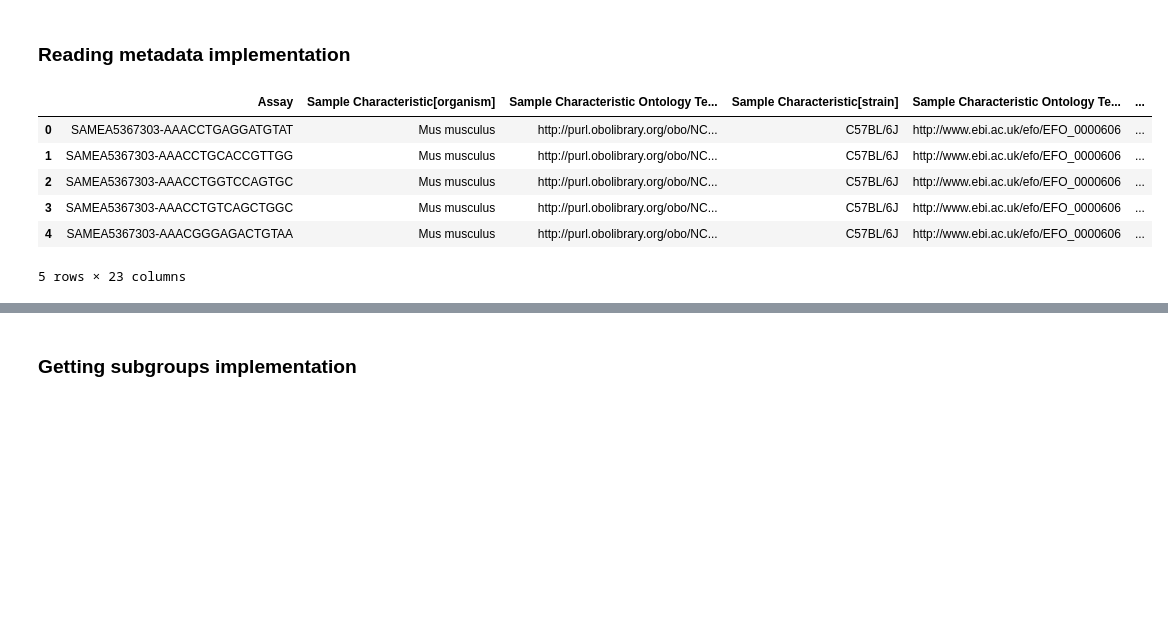
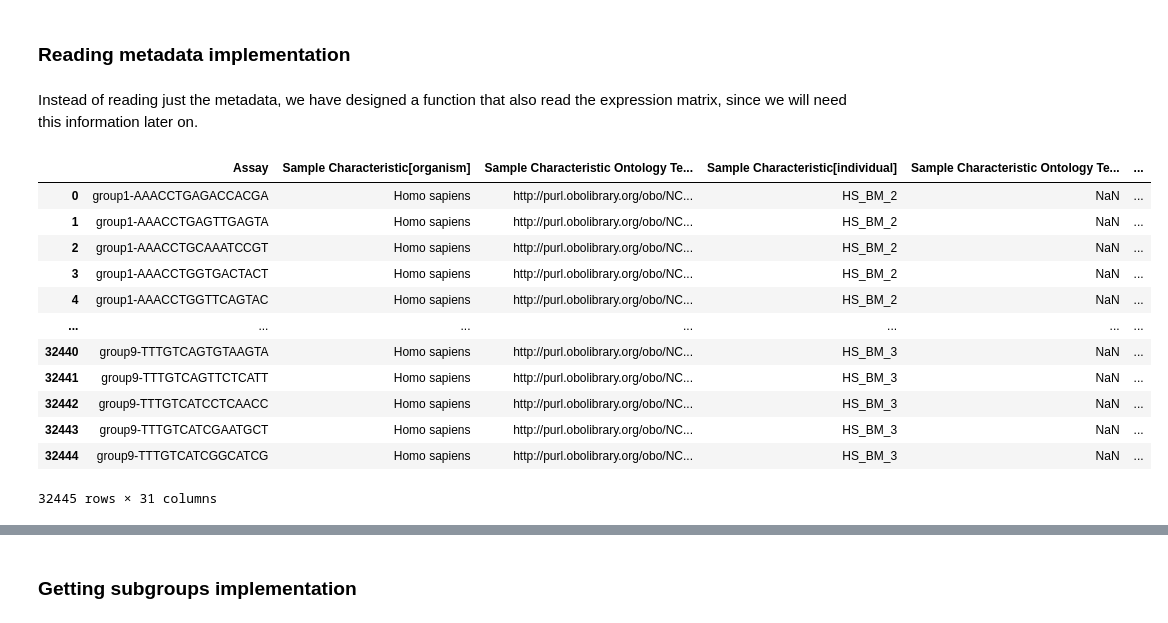
Before and after one commit to edusalcas/single-cell-repo, a Jupyter notebook: Experiments/Percentile_groups.ipynb, the cells around one changed output, grey strips where cells are left out. Saved outputs shown, nothing was run; the diff lists cells and outputs as text; code cells hidden in the pictures; blank space fills up the shorter version.

```diff
--- a/Experiments/Percentile_groups.ipynb
+++ b/Experiments/Percentile_groups.ipynb
@@ -237,11 +213,13 @@ As we implement a method we will be testing it with a sample project from the *S
 project_ID = 'E-MTAB-7678'
 # %% [markdown]
 ### Reading metadata implementation
+# %% [markdown]
+Instead of reading just the metadata, we have designed a function that also read the expression matrix, since we will need this information later on.
 # %%
 import requests
 import pandas as pd
 # %%
-def read_metadata(project_ID):
+def read_files(project_ID):
     """Return the metadata of the project with the project_ID
 
     Parameters
@@ -259,6 +237,14 @@ def read_metadata(project_ID):
     # Define the link and the metadata key name
     API_downloads_link = 'http://localhost:5000/project/downloads/'
     metadata_key_name = 'experimentDesignLink'
+    filtered_key_name = 'filteredTPMLink'
+    normalised_key_name = 'normalisedCountsLink'
+
+    # Define variables
+    metadata = None
+    matrix = None
+    gene_names = None
+    cell_names = None
 
     # Get the download links of the project
     links = requests.get(API_downloads_link + project_ID).json()
@@ -269,8 +255,14 @@ def read_metadata(project_ID):
     # Return the metadata if it exists
     if metadata_key_name in links:
         metadata_link = links[metadata_key_name]
-        metadata = pd.read_csv(metadata_link, sep='\t')
+        metadata = pd.read_csv(metadata_link, sep='\t', low_memory=False)
 
-        return metadata
+    if filtered_key_name in links:
+        matrix_link = links[filtered_key_name]
+        matrix, cell_names, gen_names = download_matrix(matrix_link, matrix_type='filtered')
+    elif normalised_key_name in links:
+        matrix_link = links[normalised_key_name]
+        matrix, cell_names, gen_names = download_matrix(matrix_link, matrix_type='normalised')
 
-    raise Exception('Metadata link not found')
+    # If project does not have metadata link, return none
+    return metadata, matrix, gene_names, cell_names
@@ -277,12 +310,18 @@ def read_metadata(project_ID):
 # %%
-metadata = read_metadata(project_ID)
-metadata.head()
+metadata, _, _, cell_names = read_files("091cf39b-01bc-42e5-9437-f419a66c8a45")
+metadata
 # %% [output]
-|  | Assay | Sample Characteristic[organism] | Sample Characteristic Ontology Te... | Sample Characteristic[strain] | Sample Characteristic Ontology Te... | ... |
-| 0 | SAMEA5367303-AAACCTGAGGATGTAT | Mus musculus | http://purl.obolibrary.org/obo/NC... | C57BL/6J | http://www.ebi.ac.uk/efo/EFO_0000606 | ... |
-| 1 | SAMEA5367303-AAACCTGCACCGTTGG | Mus musculus | http://purl.obolibrary.org/obo/NC... | C57BL/6J | http://www.ebi.ac.uk/efo/EFO_0000606 | ... |
-| 2 | SAMEA5367303-AAACCTGGTCCAGTGC | Mus musculus | http://purl.obolibrary.org/obo/NC... | C57BL/6J | http://www.ebi.ac.uk/efo/EFO_0000606 | ... |
-| 3 | SAMEA5367303-AAACCTGTCAGCTGGC | Mus musculus | http://purl.obolibrary.org/obo/NC... | C57BL/6J | http://www.ebi.ac.uk/efo/EFO_0000606 | ... |
-| 4 | SAMEA5367303-AAACGGGAGACTGTAA | Mus musculus | http://purl.obolibrary.org/obo/NC... | C57BL/6J | http://www.ebi.ac.uk/efo/EFO_0000606 | ... |
+|  | Assay | Sample Characteristic[organism] | Sample Characteristic Ontology Te... | Sample Characteristic[individual] | Sample Characteristic Ontology Te... | ... |
+| 0 | group1-AAACCTGAGACCACGA | Homo sapiens | http://purl.obolibrary.org/obo/NC... | HS_BM_2 | NaN | ... |
+| 1 | group1-AAACCTGAGTTGAGTA | Homo sapiens | http://purl.obolibrary.org/obo/NC... | HS_BM_2 | NaN | ... |
+| 2 | group1-AAACCTGCAAATCCGT | Homo sapiens | http://purl.obolibrary.org/obo/NC... | HS_BM_2 | NaN | ... |
+| 3 | group1-AAACCTGGTGACTACT | Homo sapiens | http://purl.obolibrary.org/obo/NC... | HS_BM_2 | NaN | ... |
+| 4 | group1-AAACCTGGTTCAGTAC | Homo sapiens | http://purl.obolibrary.org/obo/NC... | HS_BM_2 | NaN | ... |
+| ... | ... | ... | ... | ... | ... | ... |
+| 32440 | group9-TTTGTCAGTGTAAGTA | Homo sapiens | http://purl.obolibrary.org/obo/NC... | HS_BM_3 | NaN | ... |
+| 32441 | group9-TTTGTCAGTTCTCATT | Homo sapiens | http://purl.obolibrary.org/obo/NC... | HS_BM_3 | NaN | ... |
+| 32442 | group9-TTTGTCATCCTCAACC | Homo sapiens | http://purl.obolibrary.org/obo/NC... | HS_BM_3 | NaN | ... |
+| 32443 | group9-TTTGTCATCGAATGCT | Homo sapiens | http://purl.obolibrary.org/obo/NC... | HS_BM_3 | NaN | ... |
+| 32444 | group9-TTTGTCATCGGCATCG | Homo sapiens | http://purl.obolibrary.org/obo/NC... | HS_BM_3 | NaN | ... |
-5 rows × 23 columns
+32445 rows × 31 columns
 # %% [markdown]
```
Also changed, not shown: parts of 61 cells of this notebook, 5 other files.
